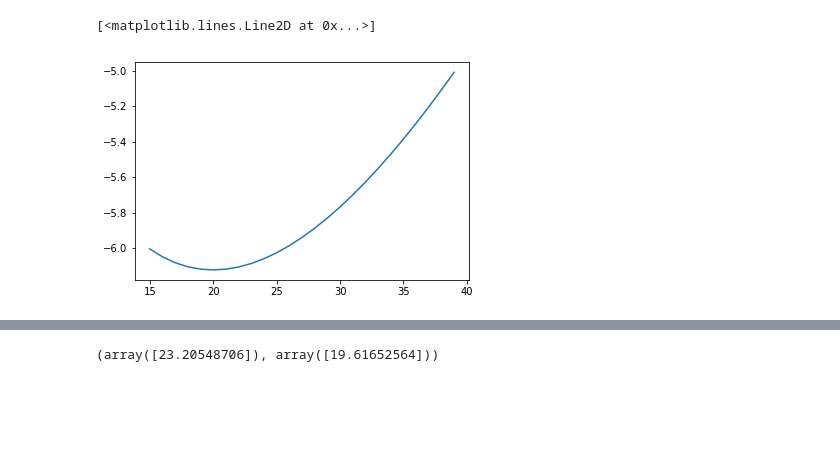
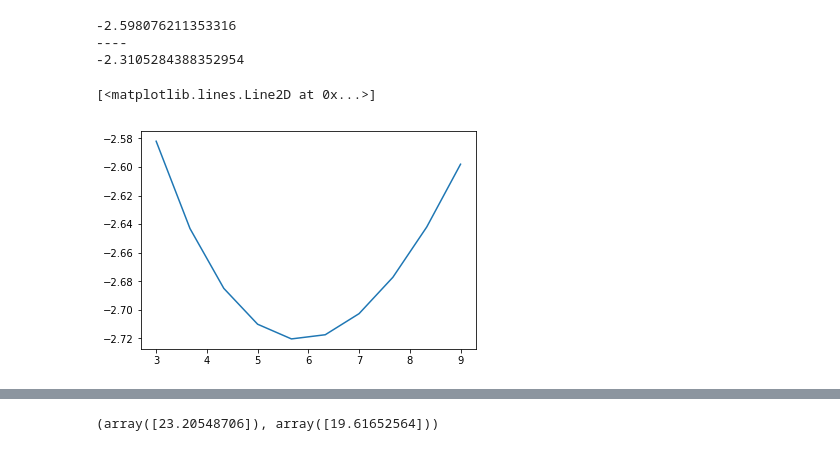
Before and after one commit to ericschulman/health_bargains, a Jupyter notebook: numerical.ipynb, the cells around one changed output, grey strips where cells are left out. Drawn from its saved outputs; the diff is of its cells as text; code cells hidden in the pictures; blank space fills up the shorter version.

```diff
--- a/numerical.ipynb
+++ b/numerical.ipynb
@@ -13,69 +13,79 @@ def calc_price(theta1, theta2, mu1, mu2, cost):
 
 
 def calc_t(theta1, theta2, mu1, mu2, cost, listprice):
-    """compute the proportion of people choosing each insurer"""
+    """compute the proportion of people choosing each insurer
+    assumes interior solution"""
     p1, p2 = calc_price(theta1, theta2, mu1, mu2, cost)
     t_hat = .5 + (p2 - p1)/(2.*cost)
     return t_hat
 
 
-def calc_profits(theta1, theta2, mu1, mu2, cost, listprice):
-    """compute profits for each firm"""
+def calc_eq(theta1, theta2, mu1, mu2, cost, listprice):
+    """compute eq profit for each firm and market shares
+    Go through each KKT to ensure that we see if the market
+    is covered or not... """
 
     #interior solution
     p1, p2 = calc_price(theta1, theta2, mu1, mu2, cost)
     t1 = calc_t(theta1, theta2, mu1, mu2, cost, listprice)
     if t1 > 1 or t1 < 0:
         t1 = -1
-
     #corner solution
     p0 = (listprice + mu1*theta1)/2
     t0 = (listprice - mu1*theta1)/(2*cost)
+    #allow firms not to cover the market...
+    profits =  [t0*(p0-theta1*mu1),t1*(p1-theta1*mu1), 0]
+    ind = np.argmax(profits)
 
-    return max([t0*(p0-theta1*mu1),t1*(p1-theta1*mu1), 0])
+    if t0 + t1 >1:
+        ind = 1
+        if t1 < 0:
+            ind = 2
+
+    #print([t0,t1,0], profits, ind)
+    return [t0,t1,0], profits, ind
 
 
-def hosp_profits(theta1,theta2,mu1,mu2,cost, listprice):
-
-    #need to fix this to account for the fact that the hospitals profit is decreasing...
-    t1 = calc_t(theta1, theta2, mu1, mu2, cost, listprice)
-    t2 = calc_t(theta2, theta1, mu2, mu1, cost, listprice)
-
-    return t1*theta1*mu1 +  t2*theta2*mu2
-
-
-def outside_seq(theta1,mu1,cost,listprice):
-    """go through kkt to find a solution"""
-    #three solutions to firms optimization problem
-    p0, p1, p2 = listprice, (listprice + (mu1*theta1))/2, listprice - cost
-    t0,t1,t2 = 0, (listprice - mu1*theta1)/(2*cost) ,1
-    #double check t1 is a valid solution
-    if t1 > 1 or t1 < 0:
-        t1 = -1
-
-    #find the max
-    ind = np.argmax([p0*t0, p1*t1, p2*t2])
-    return mu1*theta1*([t0,t1,t2][ind])
+def calc_profits(theta1,theta2,mu1,mu2,cost, listprice):
+    t1, profits1, index1 = calc_eq(theta1, theta2, mu1, mu2, cost, listprice)
+    t2, profits2, index2 = calc_eq(theta2, theta1, mu2, mu1, cost, listprice)
+    hosp_profit = t1[index1]*theta1*mu1 +  t2[index2]*theta2*mu2
+    return hosp_profit, profits1[index1], profits2[index2]
 
 
 def outside_simlt(mu1,cost,listprice):
-    """outside option in simult case"""
-    return mu1*(listprice - cost)/2
+    """outside option in simult case
+    assuming listprice high enough"""
+    return (listprice -cost)/2
+    #return 3*listprice**2/(32*cost)
 
 
 #arbitrary outside option...
 def nash_in_nash(theta1, theta2, mu1, mu2, cost, listprice, outside):
-    term1 = calc_profits(theta1, theta2, mu1, mu2, cost, listprice)
-    term2 = max(hosp_profits(theta1,theta2,mu1,mu2,cost, listprice)-outside,0)
-    obj = -1*(term1*term2)**.5
+    hosp_profit, profits1, profits2 = calc_profits(theta1, theta2, mu1, mu2, cost, listprice)
+    obj = -1*(hosp_profit*profits1)**.5
     return obj
+
+
+COST = 3
+LIST = 9
+print(nash_in_nash(9, LIST, .5, .5, COST,LIST, outside_simlt(.5,COST,LIST)))
+print('----')
+print(nash_in_nash(12, LIST, .5, .5, COST,LIST, outside_simlt(.5,COST,LIST)))
+# %% [output]
+-2.598076211353316
+----
+-2.3105284388352954
 # %%
+COST = 3
+LIST = 9
 
-plt.plot([i for i in range(15,40)], [nash_in_nash(i, 20, .5, .5, 10, 20, outside_simlt(.5,10,20))
-                                      for i in range(15,40)])
+plt.plot([i for i in np.linspace(COST,LIST,num=10)],
+         [nash_in_nash(i, LIST, .5, .5, COST,LIST, outside_simlt(.5,COST,LIST))
+                                                          for i in np.linspace(COST,LIST,num=10)])
 # %% [output]
 [<matplotlib.lines.Line2D at 0x...>]
-[figure, old version]
+[figure, new version]
 # %%
 def bargain_helper(theta1, theta2, mu1, mu2, cost, listprice):
     """solve each firm 1s optimization holding theta 2 fixed"""
```
Also changed, not shown: parts of 5 cells of this notebook.
